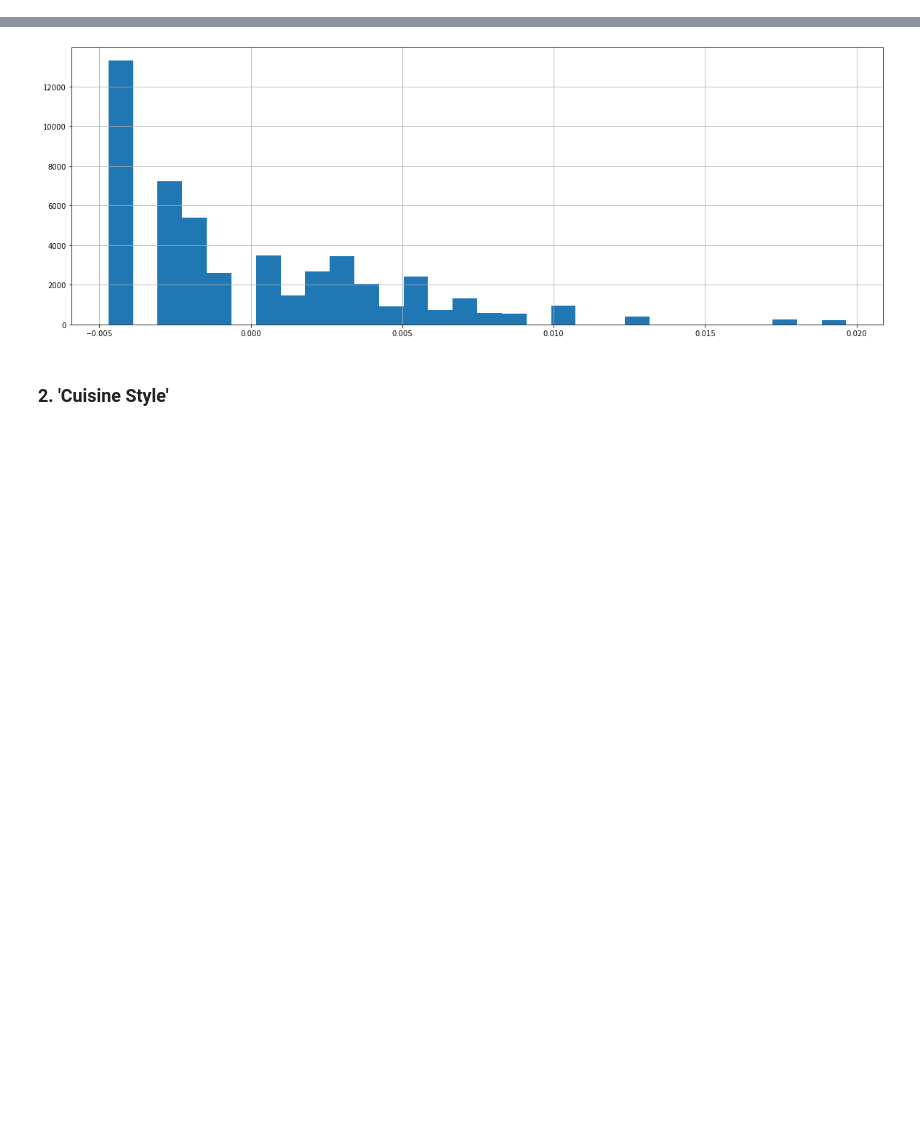
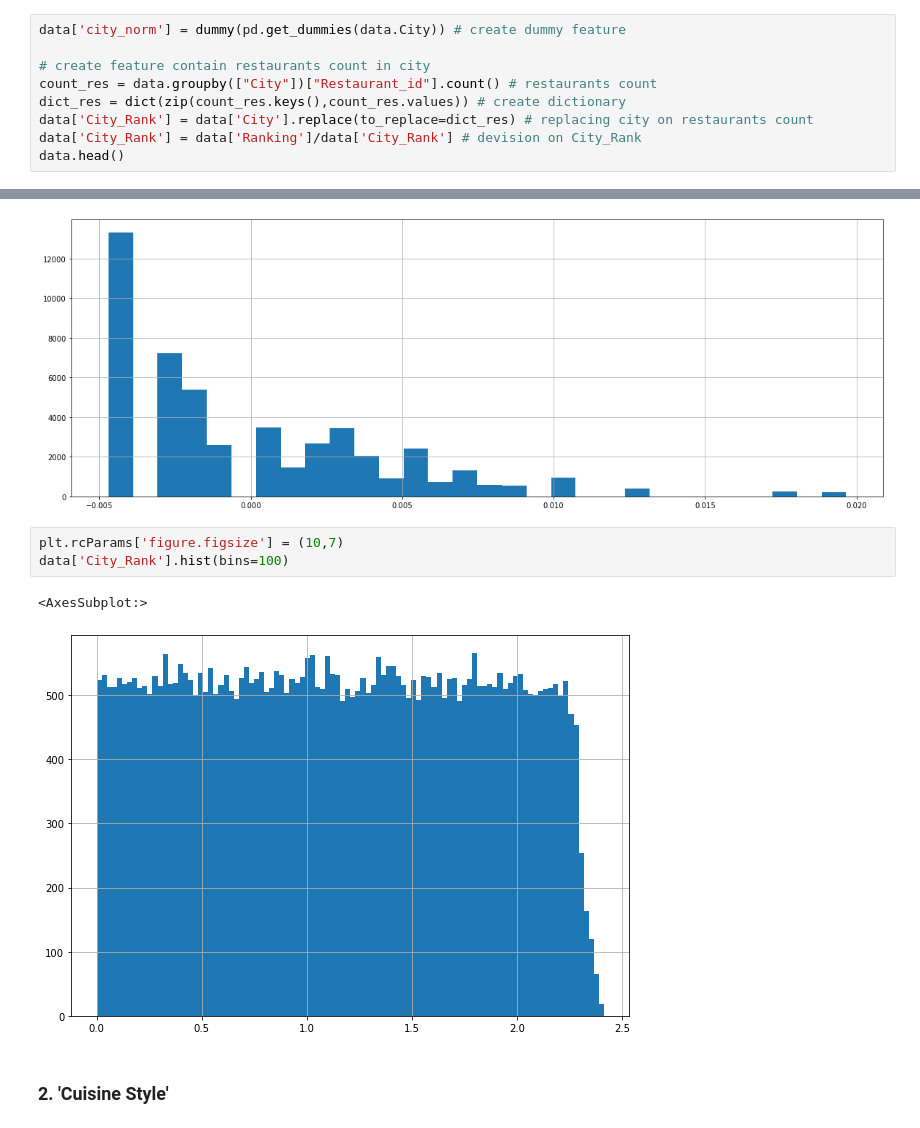
Before and after one commit to Kostogot/One, a Jupyter notebook: module_3/Module_3.ipynb, the cells around one changed output, grey strips where cells are left out. Drawn from its saved outputs; the diff is of its cells as text; blank space fills up the shorter version.

```diff
--- a/module_3/Module_3.ipynb
+++ b/module_3/Module_3.ipynb
@@ -186,0 +185,9 @@ data.head()
+# %%
+data['city_norm'] = dummy(pd.get_dummies(data.City)) # create dummy feature
+
+# create feature contain restaurants count in city
+count_res = data.groupby(["City"])["Restaurant_id"].count() # restaurants count
+dict_res = dict(zip(count_res.keys(),count_res.values)) # create dictionary
+data['City_Rank'] = data['City'].replace(to_replace=dict_res) # replacing city on restaurants count
+data['City_Rank'] = data['Ranking']/data['City_Rank'] # devision on City_Rank
+data.head()
@@ -190,6 +204,12 @@ data['city_norm'].hist(bins=30)
 # %% [output]
 <AxesSubplot:>
 [figure]
+# %%
+plt.rcParams['figure.figsize'] = (10,7)
+data['City_Rank'].hist(bins=100)
+# %% [output]
+<AxesSubplot:>
+[figure, added]
 # %% [markdown]
 ### 2. 'Cuisine Style'
 # %%
```
Also changed, not shown: parts of 49 cells of this notebook.
